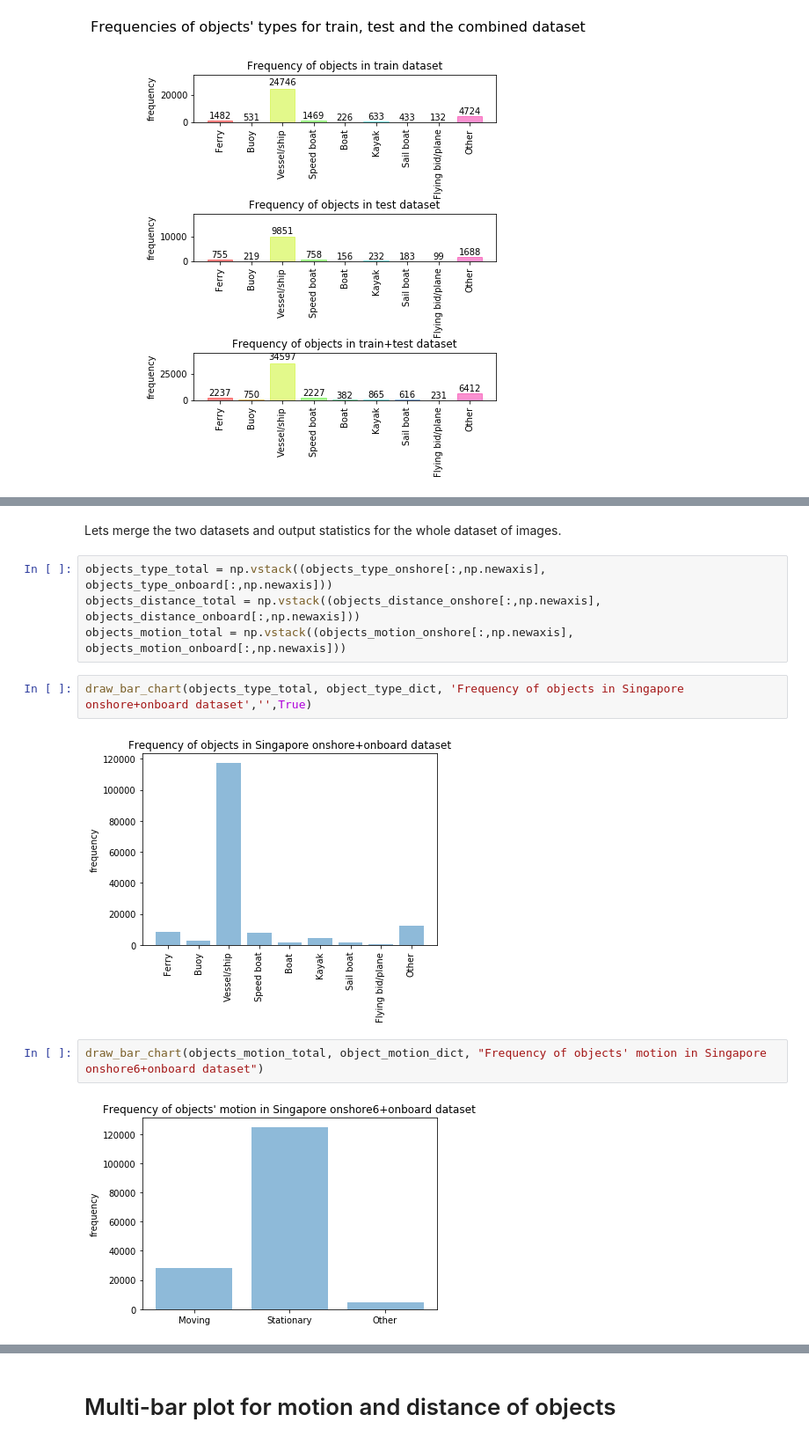
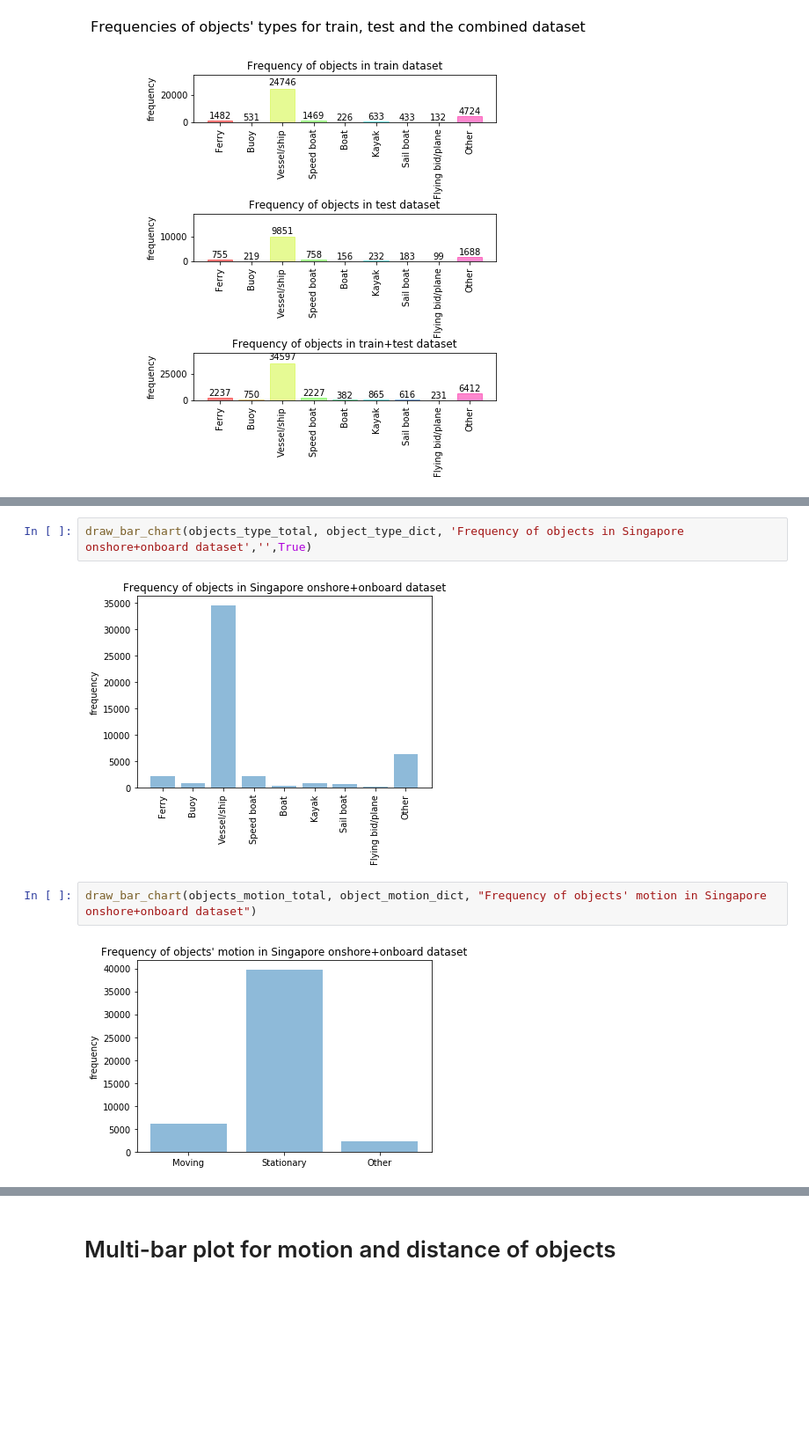
Before and after one commit to tilemmpon/Singapore-Maritime-Dataset-Frames-Ground-Truth-Generation-and-Statistics, a Jupyter notebook: Singapore_maritime_dataset_statistics_split_dataset.ipynb, the cells around one changed output, grey strips where cells are left out. Shown at 88% size. Drawn from its saved outputs; the diff is of its cells as text; blank space fills up the shorter version.

Commit message:
tidied up and cleaned the dataset statistics notebook for the split dataset (train/text)

```diff
--- a/Singapore_maritime_dataset_statistics_split_dataset.ipynb
+++ b/Singapore_maritime_dataset_statistics_split_dataset.ipynb
@@ -552,17 +529,11 @@ draw_bar_chart(objects_distance_onboard, object_distance_dict, "Frequency of obj
-# %% [markdown]
-Lets merge the two datasets and output statistics for the whole dataset of images.
-# %%
-objects_type_total = np.vstack((objects_type_onshore[:,np.newaxis], objects_type_onboard[:,np.newaxis]))
-objects_distance_total = np.vstack((objects_distance_onshore[:,np.newaxis], objects_distance_onboard[:,np.newaxis]))
-objects_motion_total = np.vstack((objects_motion_onshore[:,np.newaxis], objects_motion_onboard[:,np.newaxis]))
 # %%
 draw_bar_chart(objects_type_total, object_type_dict, 'Frequency of objects in Singapore onshore+onboard dataset','',True)
 # %% [output]
-[figure, old version]
+[figure, new version]
 # %%
-draw_bar_chart(objects_motion_total, object_motion_dict, "Frequency of objects' motion in Singapore onshore6+onboard dataset")
+draw_bar_chart(objects_motion_total, object_motion_dict, "Frequency of objects' motion in Singapore onshore+onboard dataset")
 # %% [output]
-[figure, old version]
+[figure, new version]
 # %%
 draw_bar_chart(objects_distance_total, object_distance_dict, "Frequency of objects' distance in Singapore onshore+onboard dataset")
 # %% [output]
```
Also changed, not shown: parts of 28 cells of this notebook.
